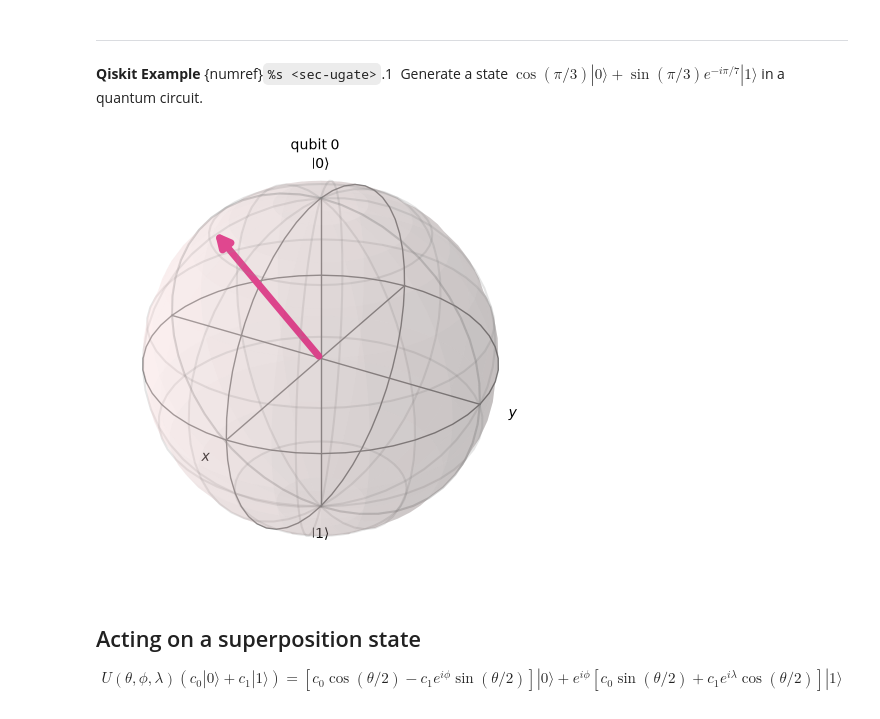
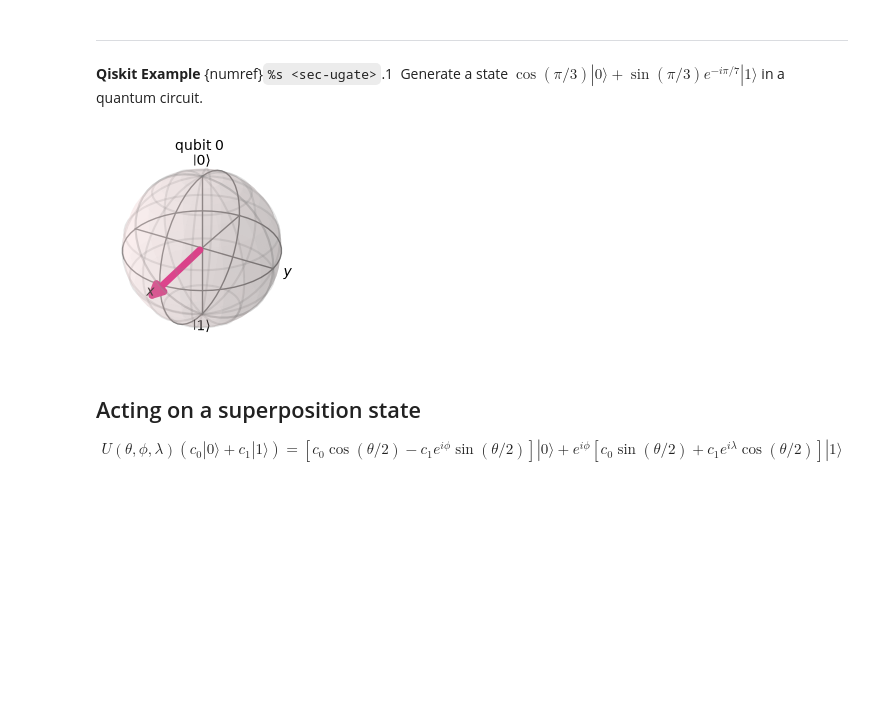
Before and after one commit to ryoichikawai/qcomp-short, a Jupyter notebook: _build/jupyter_execute/q1gates/u.ipynb, the cells around one changed output. Saved outputs shown, nothing was run; the diff lists cells and outputs as text; code cells hidden in the pictures; blank space fills up the shorter version.

```diff
--- a/_build/jupyter_execute/q1gates/u.ipynb
+++ b/_build/jupyter_execute/q1gates/u.ipynb
@@ -62,24 +62,24 @@ q: ┤ U(θ,ϕ,λ) ├
 # %%
 # import numpy
 import numpy as np
 
 # import QuatumCircuit and QuantumRegister classes.
 from qiskit import QuantumCircuit, QuantumRegister
 
 # import STatevector class
 from qiskit.quantum_info import Statevector
 
 # Preparation
 qr=QuantumRegister(1,'q') # create a single qubit with name 'q'.
 qc=QuantumCircuit(qr)  # create a quantum circuit
 
 #  apply the Ugate to the qubit
-qc.u(np.pi/5,-np.pi/3,0,0)
+qc.u(2*np.pi/3,-np.pi/7,0,0)
 
 # Plot the final state
-Statevector(qc).draw('bloch')
+Statevector(qc).draw('bloch', figsize=(2.5, 2.5))
 # %% [output]
-[figure, old version]
+[figure, new version]
 # %% [markdown]
 ## Acting on a superposition state
 
```
Also changed, not shown: parts of 1 cell of this notebook, 14 other files.
